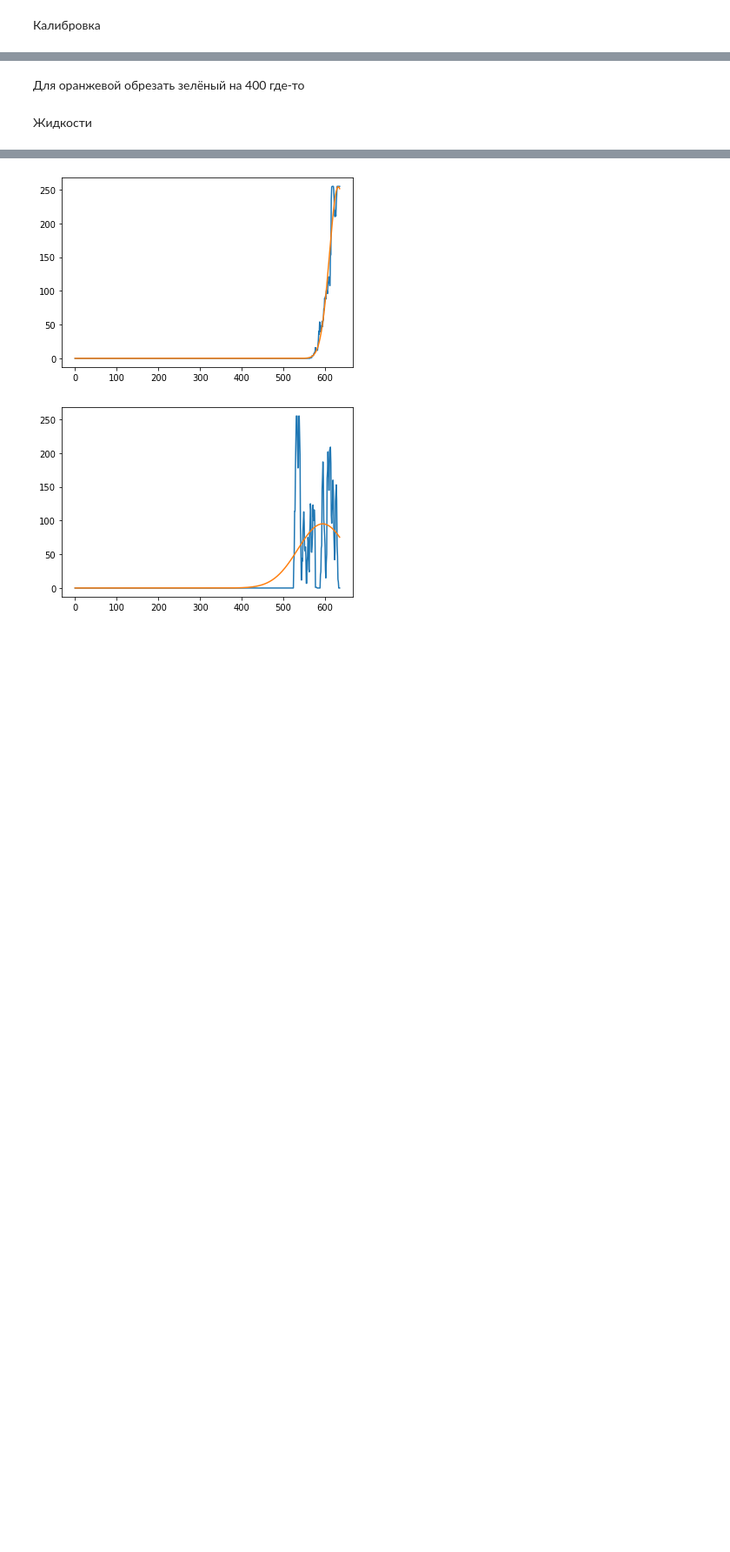
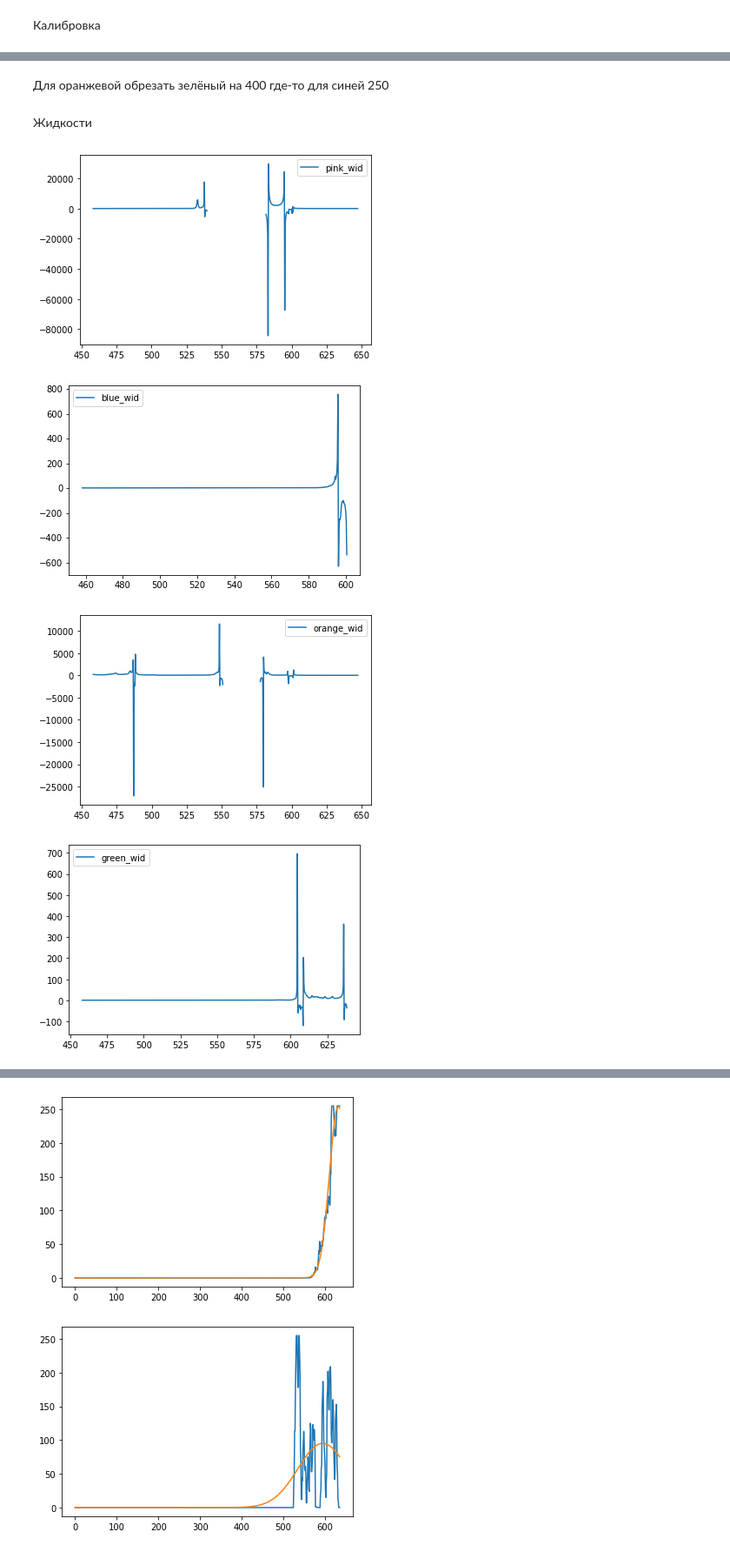
Before and after one commit to arpolkin/reshetka, a Jupyter notebook: laba.ipynb, the cells around one changed output, grey strips where cells are left out. Shown at 87% size. Drawn from its saved outputs; the diff is of its cells as text; code cells hidden in the pictures; blank space fills up the shorter version.

```diff
--- a/laba.ipynb
+++ b/laba.ipynb
@@ -65,5 +85,6 @@ plt.plot(l_grid,intensity(data_rainbow))
 # %% [markdown]
 Для оранжевой обрезать зелёный на 400 где-то
+для синей 250
 # %% [markdown]
 Жидкости
 # %%
@@ -73,3 +94,37 @@ empty = np.loadtxt('пустая кювет.txt')
 blue_wid = np.loadtxt('купорос.txt')
 green_wid = np.loadtxt('зелёная жжа.txt')
 green_len = np.loadtxt('зелёная жжа в длину.txt')
+# %%
+int_pink = intensity(pink_wid)
+int_empty = intensity(empty)
+int_orange = intensity(orange_wid)
+int_blue = intensity(blue_wid)
+int_green_wid = intensity(green_wid)
+int_green_len = intensity(green_len)
+# %%
+spec_pink = int_empty[int_pink>1]/int_pink[int_pink>1]
+spec_orange = int_empty/int_orange[int_pink>1]
+spec_blue = int_empty/int_blue
+spec_green_wid = int_empty/int_green_wid
+spec_green_len = int_empty/int_green_len
+# %%
+plt.plot(l_grid,spec_pink,label="pink_wid")
+plt.legend()
+plt.show()
+plt.plot(l_grid,spec_blue,label="blue_wid")
+plt.legend()
+plt.show()
+plt.plot(l_grid,spec_orange,label="orange_wid")
+plt.legend()
+plt.show()
+plt.plot(l_grid,spec_green_wid,label="green_wid")
+plt.legend()
+plt.show()
+plt.plot(l_grid,spec_green_len,label="green_len")
+plt.legend()
+plt.show()
+# %% [output]
+[figure, added]
+[figure, added]
+[figure, added]
+[figure, added]
```
Also changed, not shown: parts of 6 cells of this notebook.
